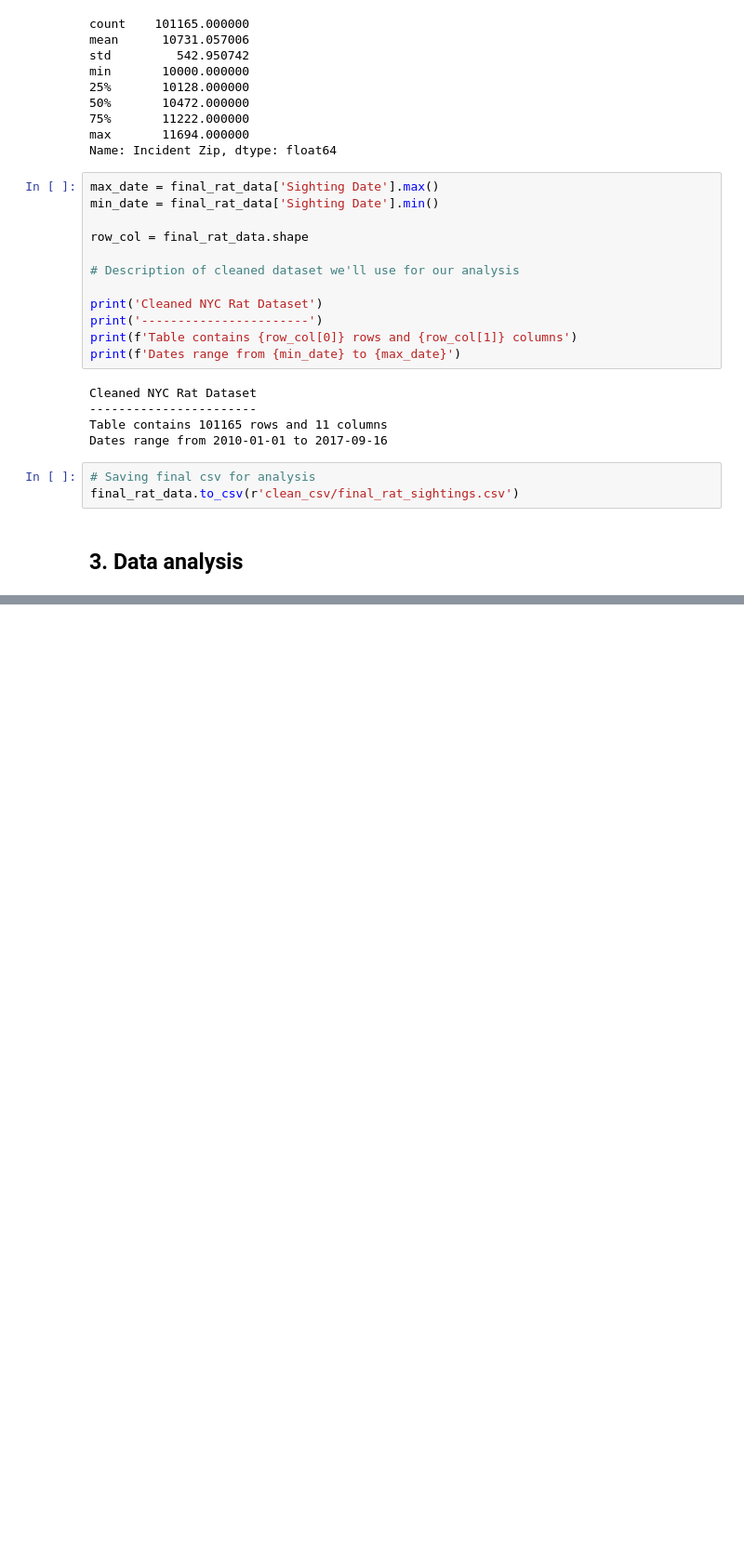
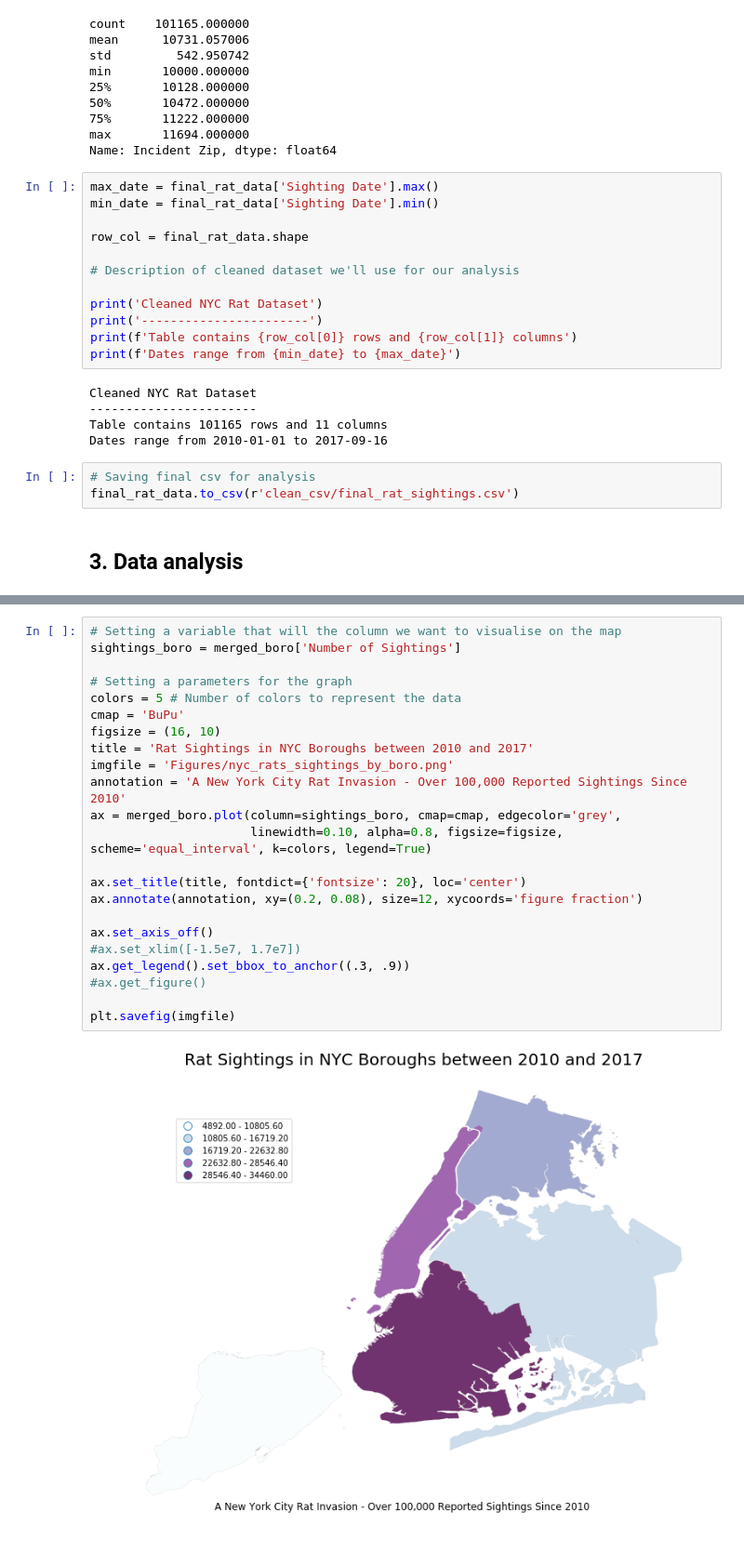
Before and after one commit to tiroger/nyc_rats, a Jupyter notebook: nyc_rat_sightings.ipynb, the cells around one changed output, grey strips where cells are left out. Shown at 93% size. Saved outputs shown, nothing was run; the diff lists cells and outputs as text; blank space fills up the shorter version.

```diff
--- a/nyc_rat_sightings.ipynb
+++ b/nyc_rat_sightings.ipynb
@@ -273,0 +462,25 @@ final_rat_data.to_csv(r'clean_csv/final_rat_sightings.csv')
+# %%
+# Setting a variable that will the column we want to visualise on the map
+sightings_boro = merged_boro['Number of Sightings']
+
+# Setting a parameters for the graph
+colors = 5 # Number of colors to represent the data
+cmap = 'BuPu'
+figsize = (16, 10)
+title = 'Rat Sightings in NYC Boroughs between 2010 and 2017'
+imgfile = 'Figures/nyc_rats_sightings_by_boro.png'
+annotation = 'A New York City Rat Invasion - Over 100,000 Reported Sightings Since 2010'
+ax = merged_boro.plot(column=sightings_boro, cmap=cmap, edgecolor='grey',
+                      linewidth=0.10, alpha=0.8, figsize=figsize, scheme='equal_interval', k=colors, legend=True)
+
+ax.set_title(title, fontdict={'fontsize': 20}, loc='center')
+ax.annotate(annotation, xy=(0.2, 0.08), size=12, xycoords='figure fraction')
+
+ax.set_axis_off()
+#ax.set_xlim([-1.5e7, 1.7e7])
+ax.get_legend().set_bbox_to_anchor((.3, .9))
+#ax.get_figure()
+
+plt.savefig(imgfile)
+# %% [output]
+[figure, added]
```
Also changed, not shown: parts of 18 cells of this notebook, 13 other files.
